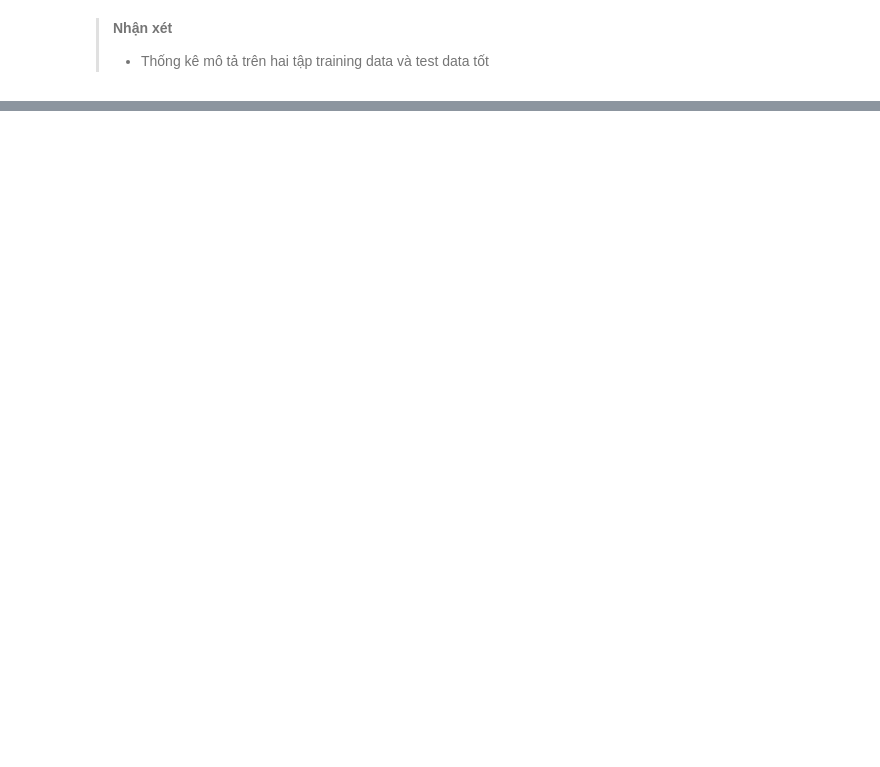
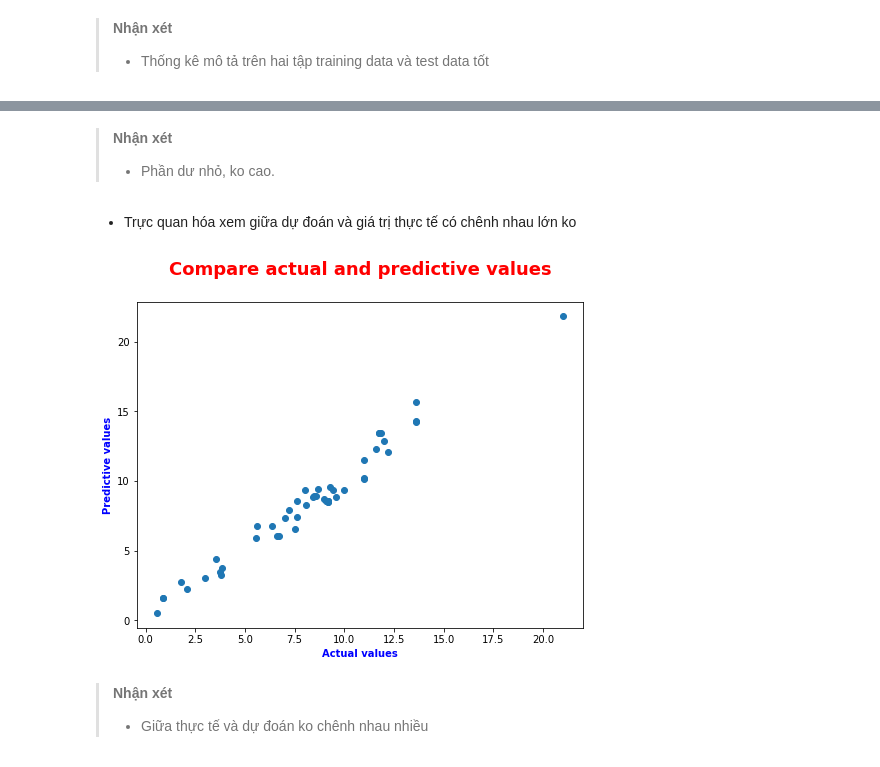
Before and after one commit to cuongpiger/CSC_Big_Data_in_Machine_Learning, a Jupyter notebook: Chapter 07. PySpark ML - Linear & Logistic Regression, Pipeline/ex_01.ipynb, the cells around one changed output, grey strips where cells are left out. Cells and saved outputs as stored; diff of their text form; code cells hidden in the pictures; blank space fills up the shorter version.

```diff
--- a/Chapter 07. PySpark ML - Linear & Logistic Regression, Pipeline/ex_01.ipynb
+++ b/Chapter 07. PySpark ML - Linear & Logistic Regression, Pipeline/ex_01.ipynb
@@ -116,0 +159,12 @@ lr_model.describeTarget()
+# %% [markdown]
+> **Nhận xét**
+> * Phần dư nhỏ, ko cao.
+# %% [markdown]
+* Trực quan hóa xem giữa dự đoán và giá trị thực tế có chênh nhau lớn ko
+# %%
+test_predict = lr_model.evaluateTestData(True)
+# %% [output]
+[figure, added]
+# %% [markdown]
+> **Nhận xét**
+> * Giữa thực tế và dự đoán ko chênh nhau nhiều
```
Also changed, not shown: parts of 12 cells of this notebook.
